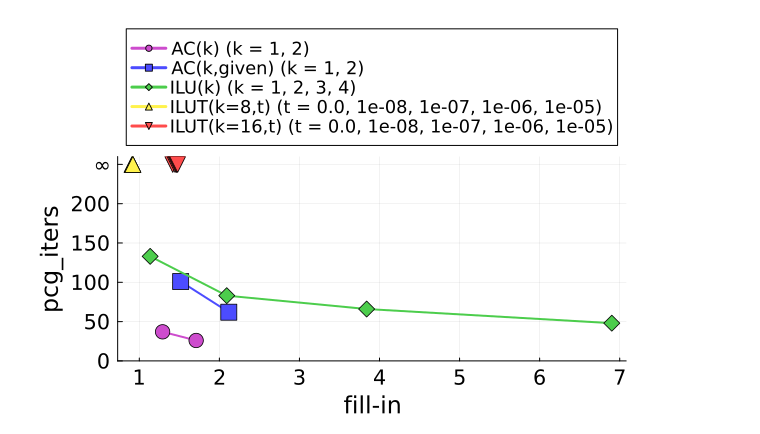
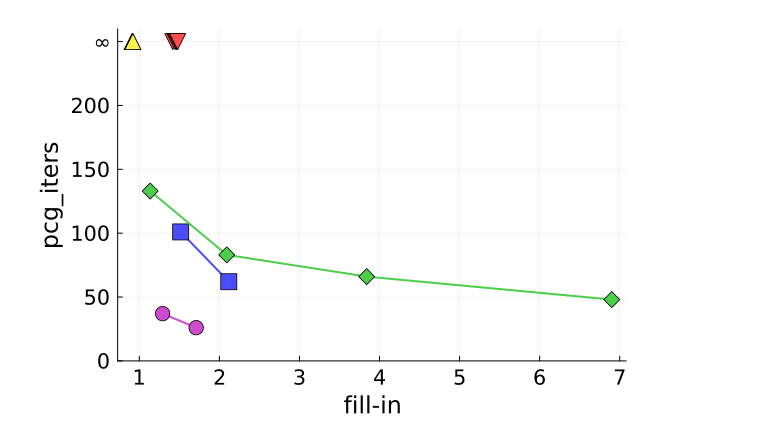
Before and after one commit to rjkyng/SDDM2023, a Jupyter notebook: performance-analyses/2025-04-28_fill-in-more-plots_FINAL.ipynb, the cells around one changed output. Saved outputs shown, nothing was run; the diff lists cells and outputs as text; code cells hidden in the pictures.

Commit message:
working on fill-in plots

```diff
--- a/performance-analyses/2025-04-28_fill-in-more-plots_FINAL.ipynb
+++ b/performance-analyses/2025-04-28_fill-in-more-plots_FINAL.ipynb
@@ -327,74 +327,93 @@ DataFrame Summary:
  105 │ weighted_chimera_10000000_1        10000000   54649712  ILUT(k=16,t)       16  0.0      timeout           0           0       1000   Inf            0.0
 # %%
 # ------------------------------------------------------------------
-# 0. data you want to plot
+# 0.  your data -----------------------------------------------------
 Twb = filter(row -> row.name == "weighted_boundary_chimera_10000000_1", T)
 
 # ------------------------------------------------------------------
-# 1. pick a shape for every distinct method ------------------------
-all_methods = unique(Twb.method)                     # ["ac(k)", "ILUT(k=8,t)", …]
-shapes_pool = [:circle, :square, :diamond, :utriangle, :dtriangle,
-               :rtriangle, :ltriangle, :pentagon, :hexagon, :star5]
+# 1.  pick one marker shape per method -----------------------------
+all_methods  = unique(Twb.method)
+shapes_pool  = [:circle, :square, :diamond, :utriangle, :dtriangle,
+                :rtriangle, :ltriangle, :pentagon, :hexagon, :star5]
 
 method_shape = Dict(m => shapes_pool[1 + mod(i-1, length(shapes_pool))]
                     for (i, m) in enumerate(all_methods))
-# e.g.  "ac(k)" => :circle,  "ILUT(k=8,t)" => :square, …
 
 # ------------------------------------------------------------------
-# 2. constants for the “∞” row
-YMAX  = 200
-INF_Y = 250
-PAD_Y = 260                             # top of the frame
-
-yticks_pos   = vcat(0:50:YMAX, INF_Y)
-yticks_label = vcat(string.(0:50:YMAX), "∞")
-
-# ------------------------------------------------------------------
-# 3. plotting setup
-method_groups = groupby(Twb, :method)
-cols          = palette(:lightrainbow, length(method_groups))
-
+# 2.  prepare the two figures --------------------------------------
+# 2a – the MAIN plot (no legend)
 plt = plot(xlabel  = "fill-in",
            ylabel  = "pcg_iters",
            xguidefont = font(16),
            yguidefont = font(16),
+           legend     = false,                # <── hide legend here
            legendfontsize = 12,
            tickfont = font(14),
-           ylims   = (0, PAD_Y),
-           yticks  = (yticks_pos, yticks_label),
-           legend  = :outertop, orientation = :vertical)
+           ylims   = (0, 260),
+           yticks  = ((0:50:200) ∪ [250],     # 0,50,100,…,200,250
+                      ["0","50","100","150","200","∞"]))
 
-fmt_t(t) = t == 0.0 ? "0.0" : @sprintf("%.0e", t)   # legend helper
+# 2b – the LEGEND-only plot
+leg = plot(legend      = :outerleft,         # anywhere you like
+           orientation  = :vertical,
+           legendfontsize = 12,
+           framestyle  = :none,               # no border
+           grid        = false,
+           xaxis       = false,
+           yaxis       = false,
+           size        = (800, 300))          # width, height of legend figure
 
 # ------------------------------------------------------------------
-# 4. one series per method
+# 3.  draw each method once on each figure -------------------------
+method_groups = groupby(Twb, :method)
+cols          = palette(:lightrainbow, length(method_groups))
+
+fmt_t(t) = t == 0.0 ? "0.0" : @sprintf("%.0e", t)
+
+YMAX  = 200
+INF_Y = 250                                 # where we plot “∞” points
+
 for (i, subdf) in enumerate(method_groups)
 
-    sort!(subdf, :fillin)                # l-to-r line
+    sort!(subdf, :fillin)
 
-    # -------- legend entry ----------------------------------------
+    # ----- legend entry text --------------------------------------
     if startswith(subdf.method[1], "ILUT")
         ts    = sort(unique(subdf.t_param))
         label = "ILUT(k=$(subdf.k_param[1]),t) (t = $(join(fmt_t.(ts), ", ")))"
     else
         ks    = sort(unique(subdf.k_param))
         label = "$(subdf.method[1]) (k = $(join(string.(ks), ", ")))"
     end
 
-    # -------- y-data with “∞” mapping -----------------------------
+    # ----- y-values with “∞” mapping ------------------------------
     yvals = map(p -> p > YMAX ? INF_Y : p, subdf.pcg_iters)
 
+    # ----- draw real data on MAIN plot ----------------------------
     plot!(plt,
           subdf.fillin,
           yvals;
-          marker     = (method_shape[subdf.method[1]], 8),   # <- shape from dict
-          color      = cols[i],
-          linewidth  = 2,
-          linestyle  = :solid,
-          label      = label)
+          marker    = (method_shape[subdf.method[1]], 8),
+          color     = cols[i],
+          linewidth = 2,
+          linestyle = :solid)
+
+    # ----- add *dummy* point to LEGEND plot (creates legend entry)-
+    plot!(leg,
+          [NaN], [NaN];                      # no visible point
+          marker    = (method_shape[subdf.method[1]], 8),
+          color     = cols[i],
+          linewidth = 2,
+          linestyle = :solid,
+          label     = label)                 # ← legend text
 end
 
-display(plt)
+# ------------------------------------------------------------------
+# 4.  save / display the two figures -------------------------------
+display(plt)     # main plot without legend
+display(leg)     # separate legend
+
 savefig(plt, "scatter_wb.png")
+savefig(leg, "scatter_wb_legend.png")
 # %% [output]
-[figure, old version]
+[figure, new version]
```
Also changed, not shown: parts of 6 cells of this notebook, 6 other files.
